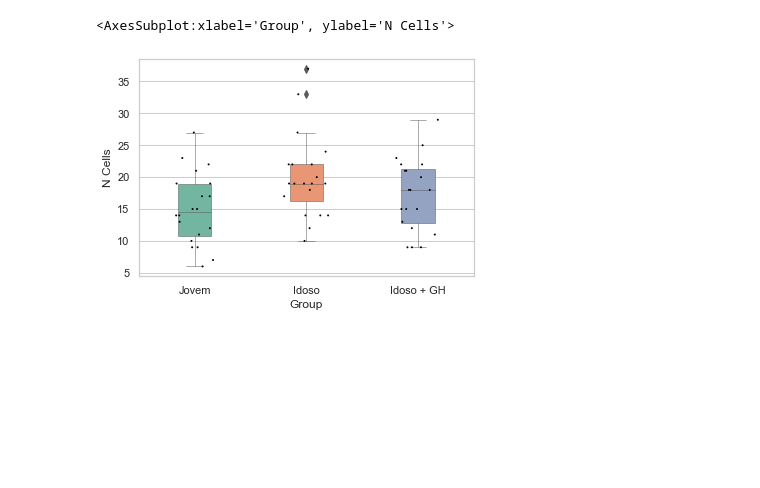
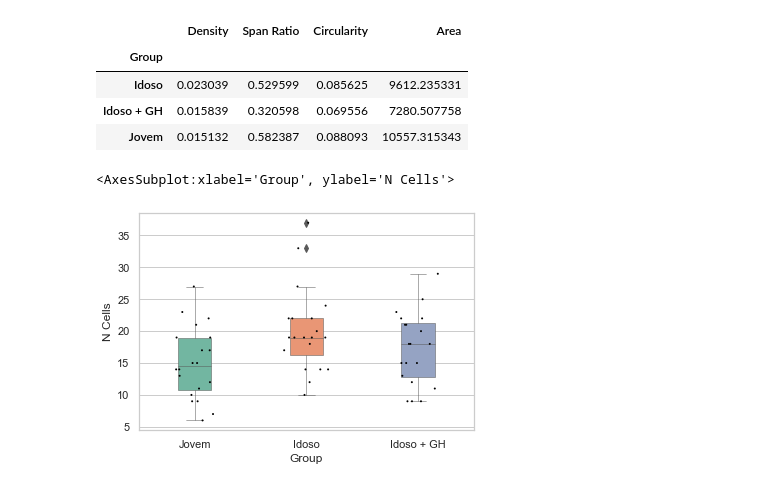
Before and after one commit to marinalemosc/prog_microglia, a Jupyter notebook: prog_microglia.ipynb, the cells around one changed output. Saved outputs shown, nothing was run; the diff lists cells and outputs as text; code cells hidden in the pictures; blank space fills up the shorter version.

```diff
--- a/prog_microglia.ipynb
+++ b/prog_microglia.ipynb
@@ -35,3 +59,11 @@ print(fraclac_df.head(2),2*'\n', skeleton_df.head(2))
+# %%
+fraclac_df.groupby('Group').std()
+# %% [output]
+|  | Density | Span Ratio | Circularity | Area |
+| Group |  |  |  |  |
+| Idoso | 0.023039 | 0.529599 | 0.085625 | 9612.235331 |
+| Idoso + GH | 0.015839 | 0.320598 | 0.069556 | 7280.507758 |
+| Jovem | 0.015132 | 0.582387 | 0.088093 | 10557.315343 |
 # %%
 # plot1 -> n cells x groups
 sns.set_theme(style = 'whitegrid')
```
Also changed, not shown: parts of 5 cells of this notebook.
